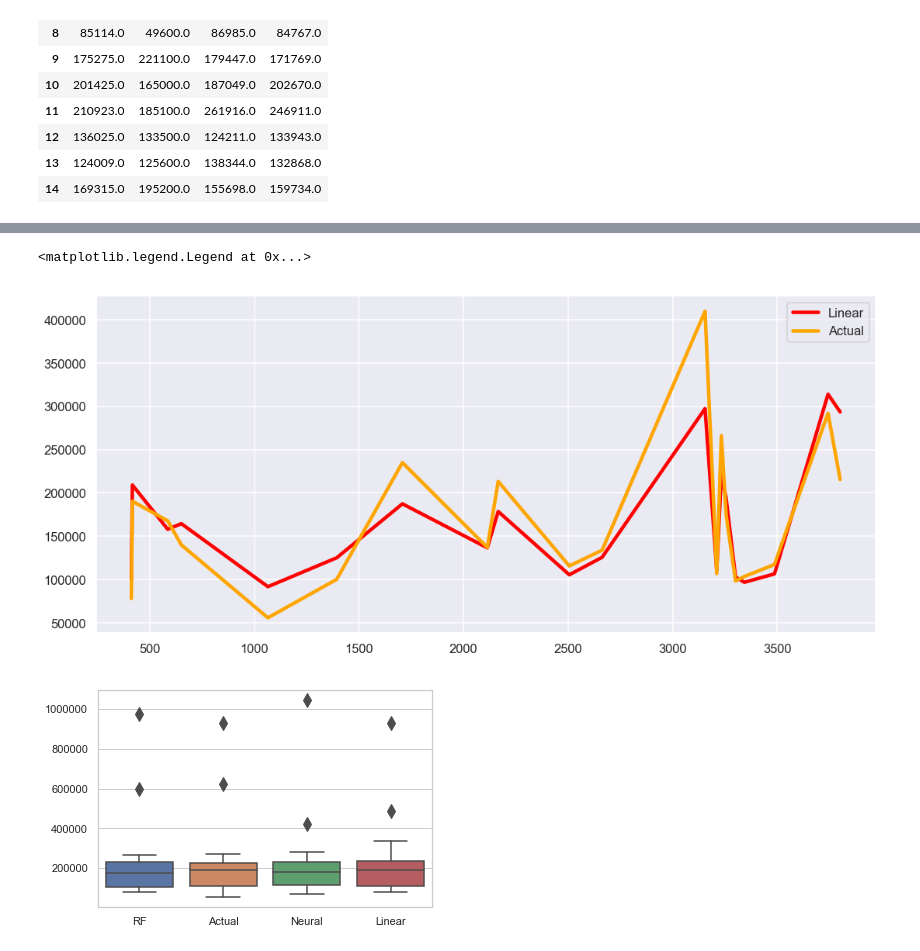
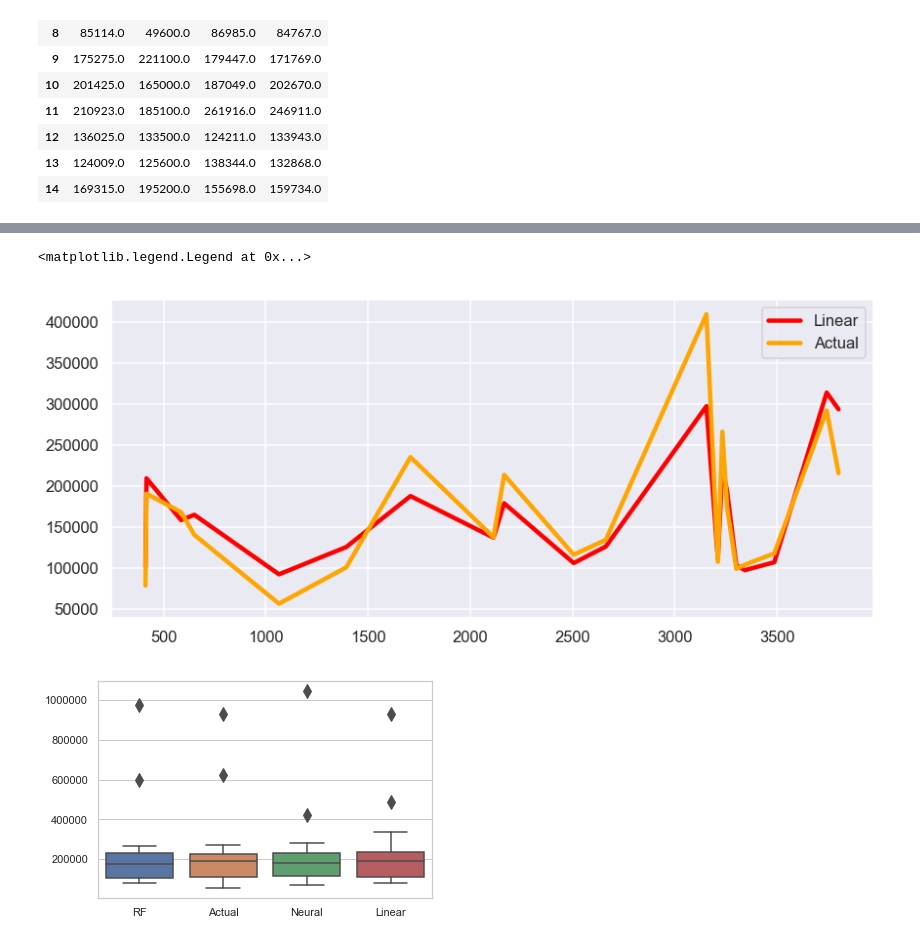
Before and after one commit to clafrance/median-house-value-prediction, a Jupyter notebook: models.ipynb, the cells around one changed output, grey strips where cells are left out. Cells and saved outputs as stored; diff of their text form; code cells hidden in the pictures.

```diff
--- a/models.ipynb
+++ b/models.ipynb
@@ -573,14 +585,14 @@ plt.legend()
 # %%
-fig = plt.figure(figsize = (18, 8))
+fig = plt.figure(figsize = (14, 6))
 sns.set(style='darkgrid')
 sns.set_context("talk",rc={"lines.linewidth":4.5})
 sns.lineplot(data=linear_seg['Linear'],style='event',color="red",hue="region",label='Linear')
 sns.lineplot(data=linear_seg['Actual'],style='event',color="orange",hue="region",label='Actual')
 plt.savefig("imgs/linear.png", bbox_inches='tight')
 plt.legend()
 # %% [output]
 <matplotlib.legend.Legend at 0x...>
-[figure, old version]
+[figure, new version]
 # %%
 sns.set(style='whitegrid')
 boxes = sns.boxplot(data=df[:200].sample(n=20,random_state=1),fliersize=10)
```
Also changed, not shown: parts of 9 cells of this notebook, 6 other files.
